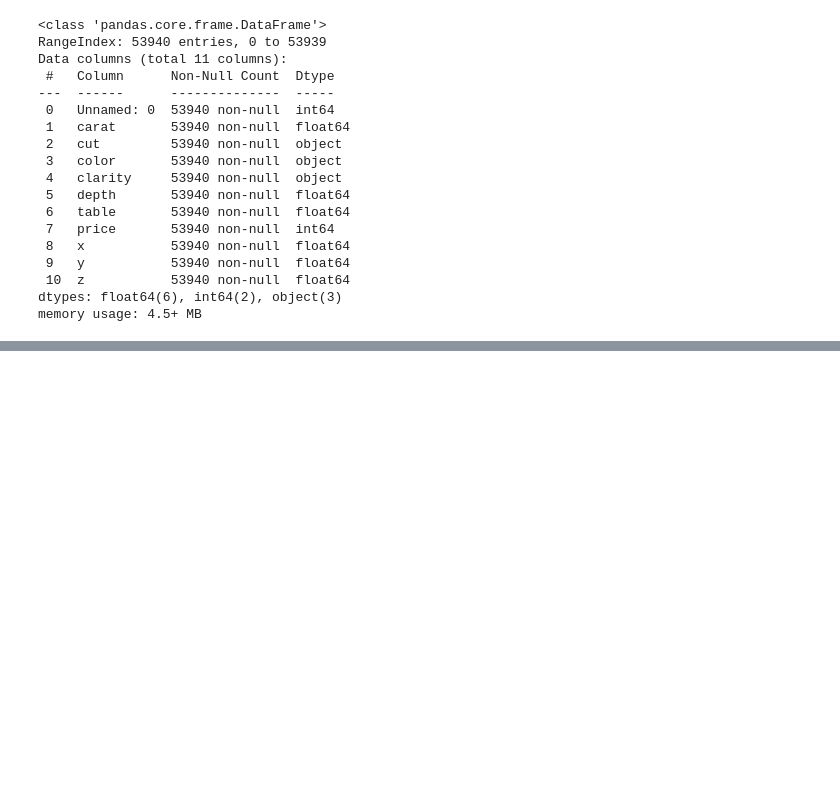
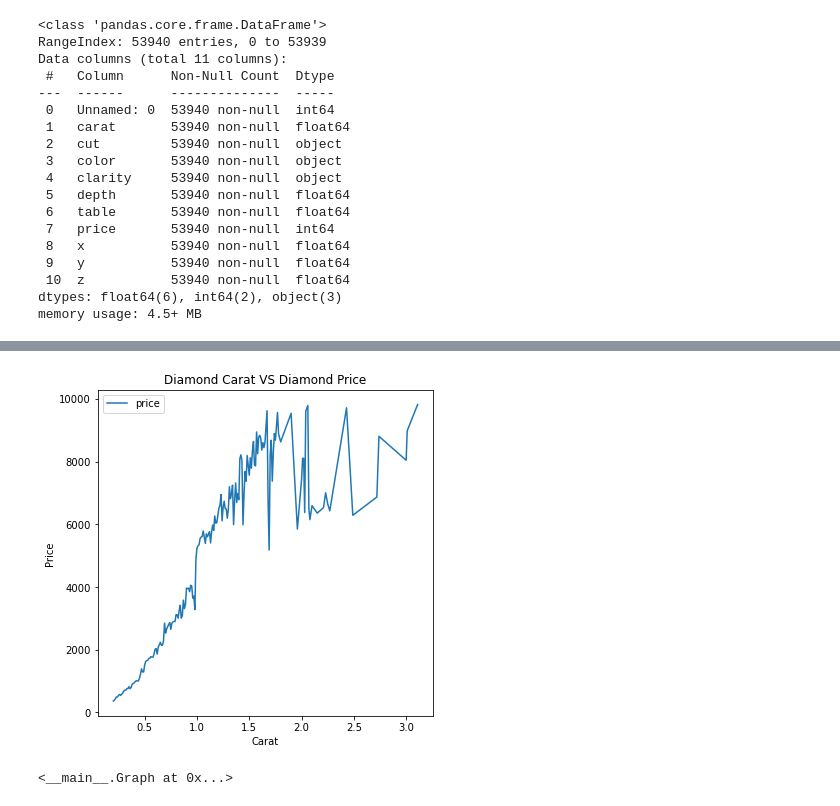
Before and after one commit to Waltercas/CAPSTONE, a Jupyter notebook: Diamonds.ipynb, the cells around one changed output, grey strips where cells are left out. Saved outputs shown, nothing was run; the diff lists cells and outputs as text; code cells hidden in the pictures; blank space fills up the shorter version.

```diff
--- a/Diamonds.ipynb
+++ b/Diamonds.ipynb
@@ -73,0 +73,11 @@ diamonddf.plot.bar()
+# %%
+def price_num_characteristic(column, sample_size, max_price):
+    df = diamonddf.sample(frac = sample_size)
+    df = df[df['price'] <= max_price]
+    df2 = df.groupby(column).mean()
+    df2.plot(y='price', figsize=(6,6),title=('Diamond {} VS Diamond Price'.format(column.capitalize())), xlabel=column.capitalize(), ylabel='Price')
+    return plt.show()
+# %%
+price_num_characteristic('carat', 0.25, 10000)
+# %% [output]
+[figure, added]
@@ -73,0 +107,4 @@ diamonddf.plot.bar()
+# %%
+Graph('carat', 0.002, 10000)
+# %% [output]
+<__main__.Graph at 0x...>
```
Also changed, not shown: parts of 11 cells of this notebook, 9 other files.
